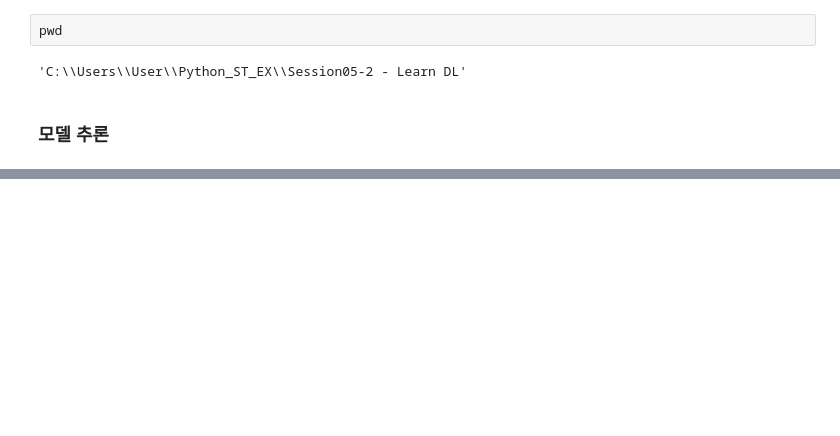
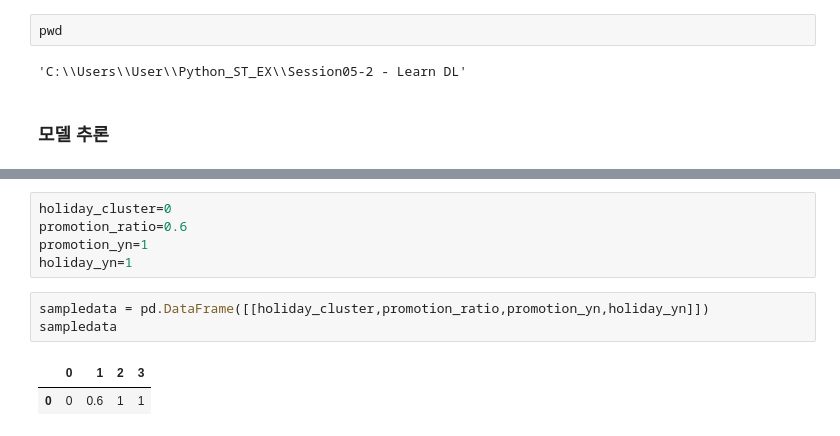
Before and after one commit to bearcho/oct15to16, a Jupyter notebook: 10월 15일 실습 오전.ipynb, the cells around one changed output, grey strips where cells are left out. Saved outputs shown, nothing was run; the diff lists cells and outputs as text; blank space fills up the shorter version.

```diff
--- a/10월 15일 실습 오전.ipynb
+++ b/10월 15일 실습 오전.ipynb
@@ -211,0 +327,11 @@ lose, mse, mae = model.evaluate(x=testData_features,
+# %%
+holiday_cluster=0
+promotion_ratio=0.6
+promotion_yn=1
+holiday_yn=1
+# %%
+sampledata = pd.DataFrame([[holiday_cluster,promotion_ratio,promotion_yn,holiday_yn]])
+sampledata
+# %% [output]
+|  | 0 | 1 | 2 | 3 |
+| 0 | 0 | 0.6 | 1 | 1 |
```
Also changed, not shown: parts of 23 cells of this notebook, 1 other file.
